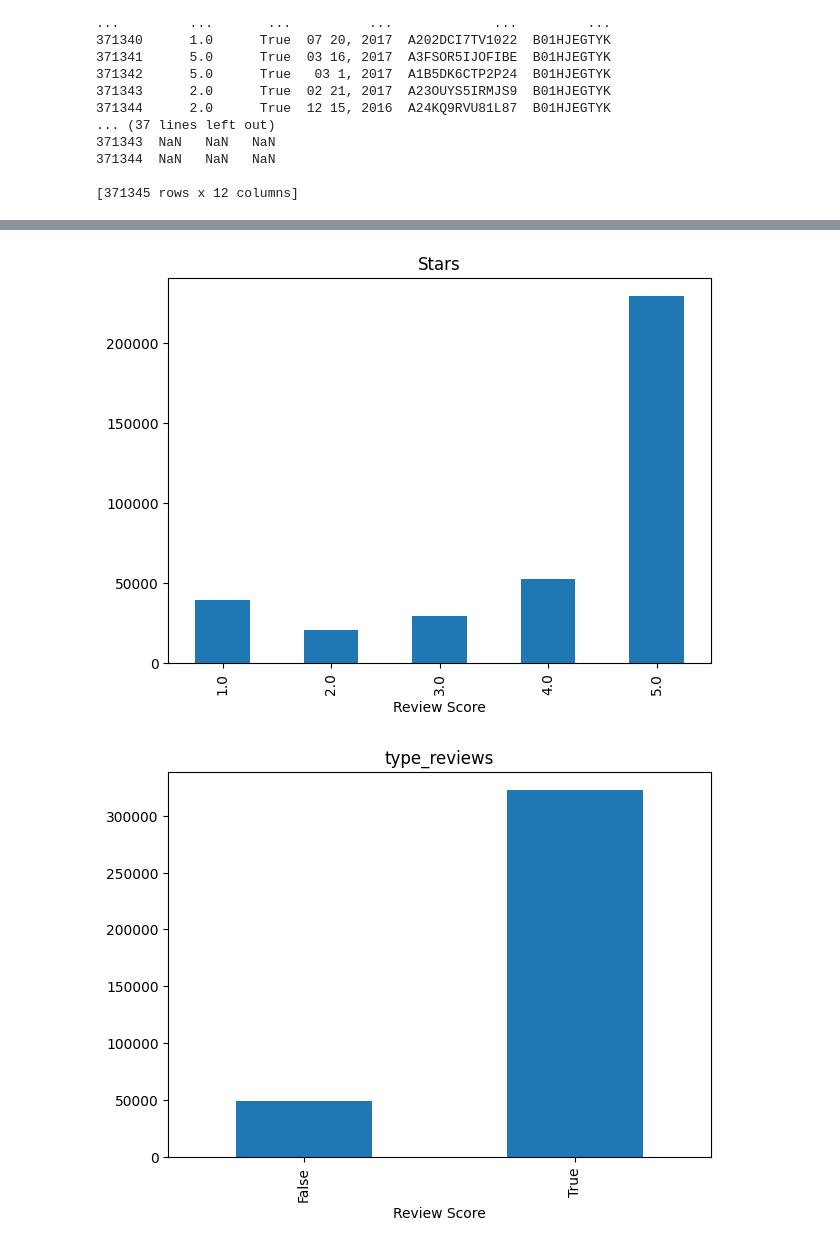
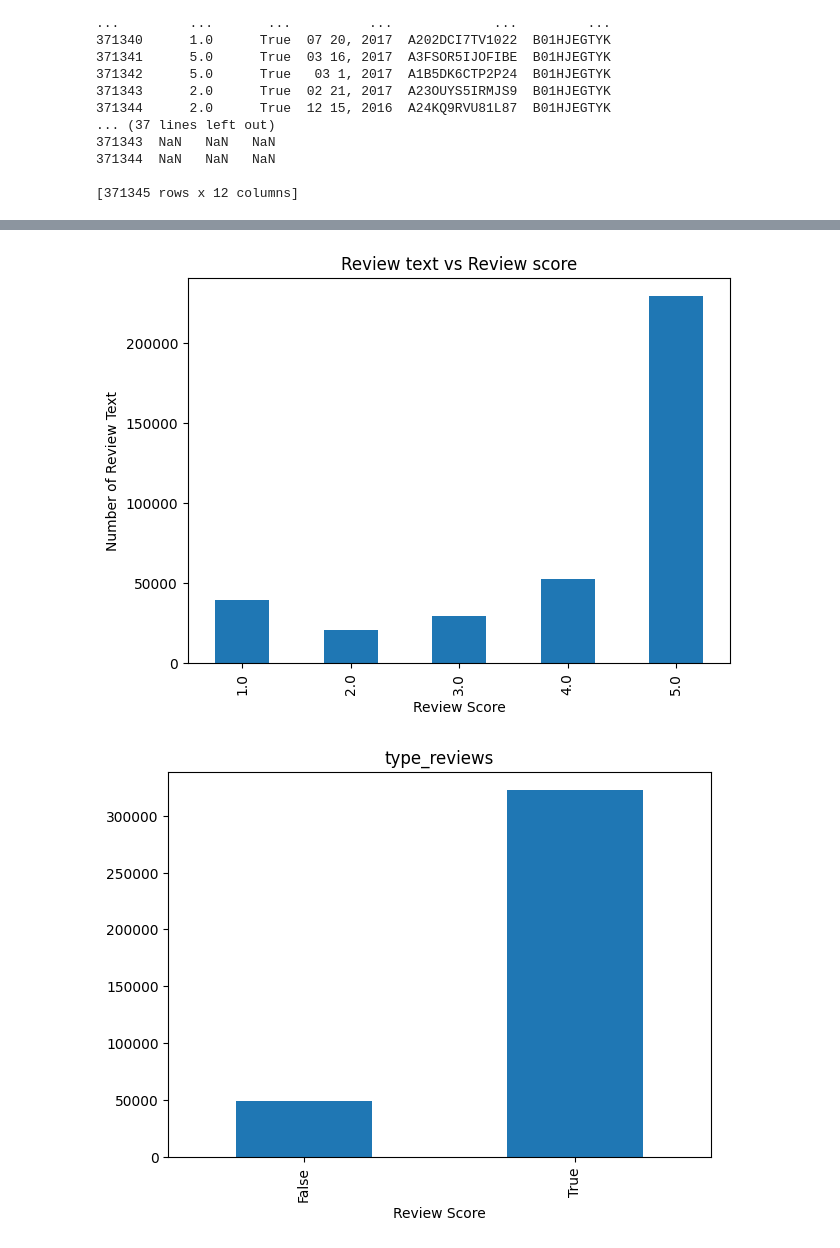
Before and after one commit to Ars030203/DNMA23-Proj, a Jupyter notebook: model_tes1.ipynb, the cells around one changed output, grey strips where cells are left out. Cells and saved outputs as stored; diff of their text form; code cells hidden in the pictures.

```diff
--- a/model_tes1.ipynb
+++ b/model_tes1.ipynb
@@ -107,12 +107,13 @@ df.head()
 # %%
 ax = df['overall'].value_counts().sort_index()\
     .plot(kind= 'bar',
-    title = 'Stars',
+    title = 'Review text vs Review score',
     figsize=(7,5))
 ax.set_xlabel('Review Score')
+ax.set_ylabel('Number of Review Text')
 plt.show()
 # %% [output]
-[figure, old version]
+[figure, new version]
 # %%
 ax = df['verified'].value_counts().sort_index()\
     .plot(kind= 'bar',
```
Also changed, not shown: parts of 18 cells of this notebook.
